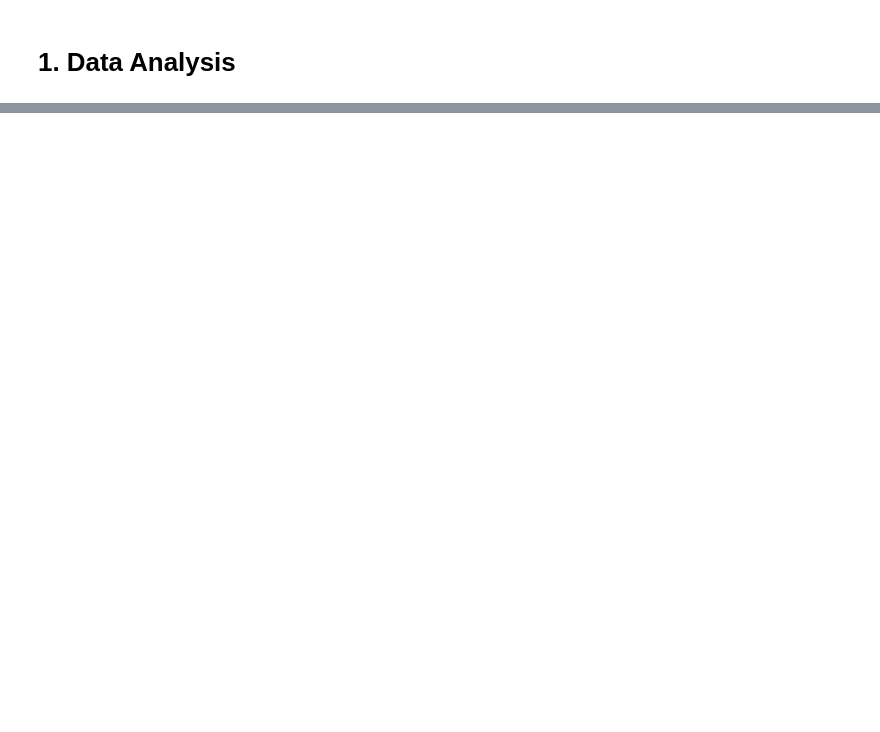
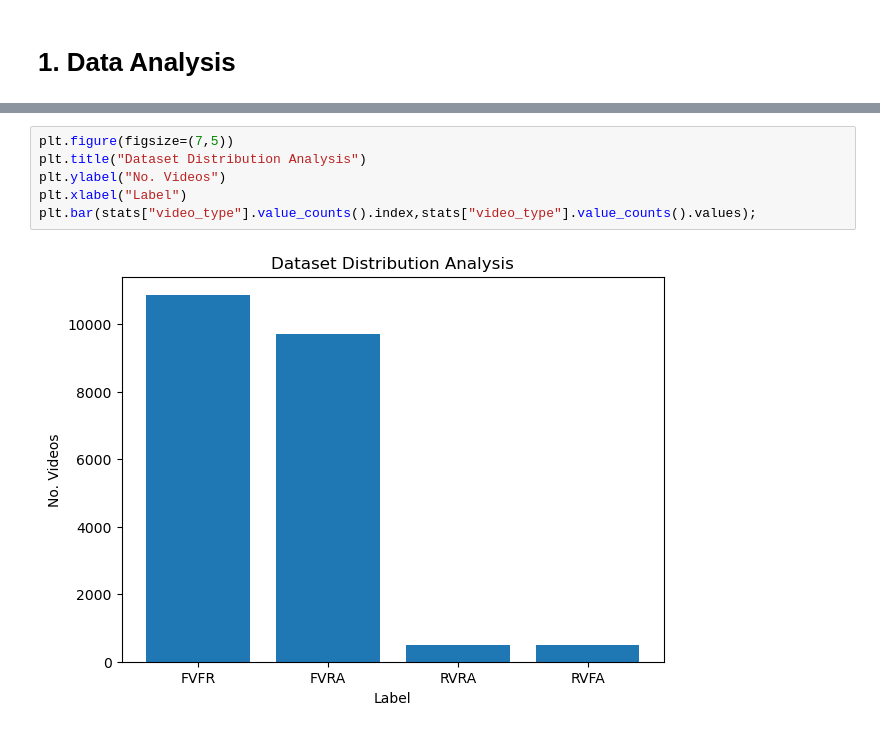
Before and after one commit to H-Beheiry/Multimodal-Deepfake-Detection-with-XAI, a Jupyter notebook: DataAnalysis/Video_DataAnalysis.ipynb, the cells around one changed output, grey strips where cells are left out. Cells and saved outputs as stored; diff of their text form; blank space fills up the shorter version.

```diff
--- a/DataAnalysis/Video_DataAnalysis.ipynb
+++ b/DataAnalysis/Video_DataAnalysis.ipynb
@@ -45,0 +76,8 @@ plt.bar( ["RealVideo-RealAudio","FakeVideo-RealAudio","RealVideo-FakeAudio","Fak
+# %%
+plt.figure(figsize=(7,5))
+plt.title("Dataset Distribution Analysis")
+plt.ylabel("No. Videos")
+plt.xlabel("Label")
+plt.bar(stats["video_type"].value_counts().index,stats["video_type"].value_counts().values);
+# %% [output]
+[figure, added]
```
Also changed, not shown: parts of 14 cells of this notebook, 1 other file.
